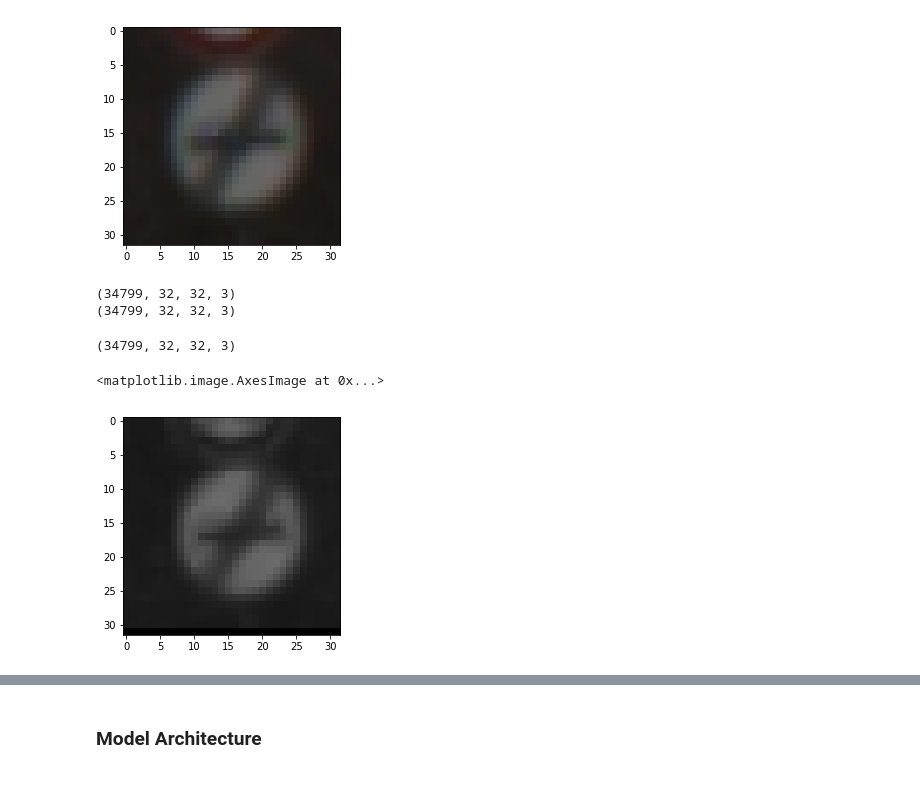
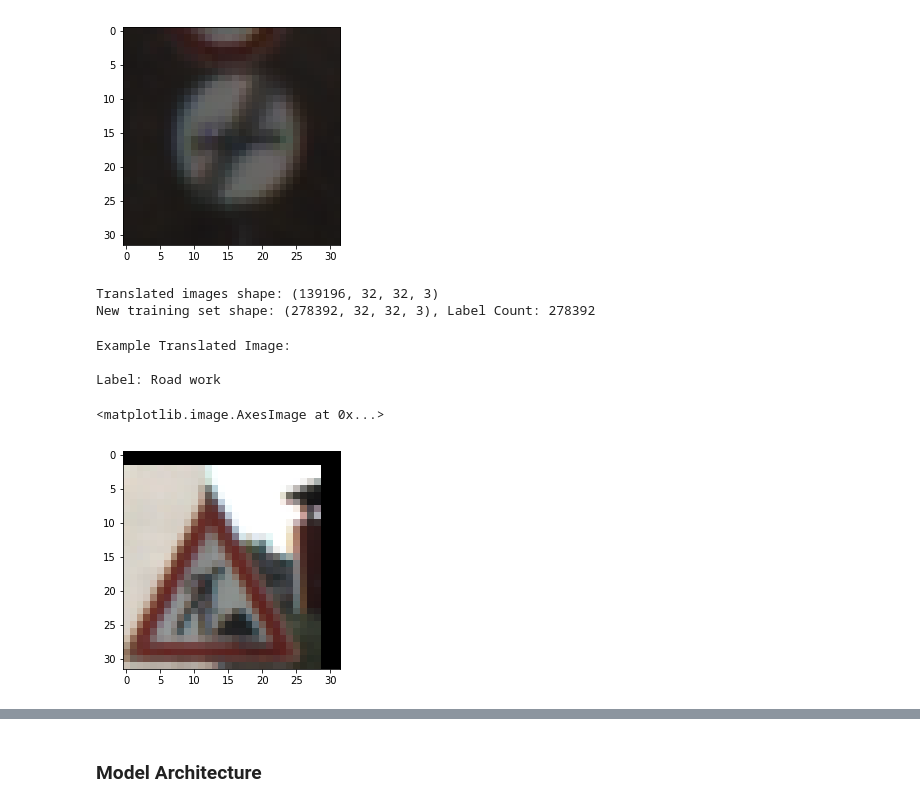
Before and after one commit to JJMats/traffic_sign_classifier, a Jupyter notebook: Traffic_Sign_Classifier.ipynb, the cells around one changed output, grey strips where cells are left out. Saved outputs shown, nothing was run; the diff lists cells and outputs as text; code cells hidden in the pictures.

Commit message:
Augmented Training Data Set

```diff
--- a/Traffic_Sign_Classifier.ipynb
+++ b/Traffic_Sign_Classifier.ipynb
@@ -231,7 +238,7 @@ y_train_augmented = np.copy(y_train)
 # Convert images to grayscale
 import cv2
 
-def augment_grayscale(image_data):
+def generate_grayscale(image_data):
     gray_images = []
     for img in image_data:
         gray_img = cv2.cvtColor(img, cv2.COLOR_RGB2GRAY)
@@ -240,12 +247,15 @@ def augment_grayscale(image_data):
 
     return np.array(gray_images)
 
-X_train_gray = augment_grayscale(X_train)
+X_train_gray = generate_grayscale(X_train)
 #plt.imsave('output_images/gray.png', X_train_gray[0], cmap='gray')
 
 # Augment grayscaled, normalized images into X_train dataset
-X_train_augmented = np.concatenate((X_train_augmented, X_train_gray), axis=0)
-y_train_augmented = np.concatenate((y_train_augmented, y_train_augmented), axis=0)
+X_train_augmented, y_train_augmented = augment_training_dataset(X_train_augmented,
+                                                                X_train_gray,
+                                                                y_train_augmented,
+                                                                y_train_augmented)
+
 print("X_train_augmented Shape: {}".format(X_train_augmented.shape))
 print("y_train_augmented Shape: {}".format(y_train_augmented.shape))
 print("New X_train shape: {}".format(X_train_augmented.shape))
@@ -340,31 +330,47 @@ plt.imshow(X_train_scaled_images[5])
 <matplotlib.image.AxesImage at 0x...>
 [figure]
 # %%
-def augment_random_translated_images(image_data):
+def generate_random_translated_images(image_data):
     rows,cols,_ = image_data[0].shape
     translated_images = []
 
     for img in image_data:
-    # allow translation up to px pixels in x and y directions
-        px = 2
-        dx,dy = np.random.randint(-px,px,2)
+    # Randomly translate image up to px_cnt pixels in x and y directions
+        px_cnt = 3
+        dx,dy = np.random.randint(-px_cnt,px_cnt,2)
 
         M = np.float32([[1,0,dx],[0,1,dy]])
         dst = cv2.warpAffine(img,M,(cols,rows))
 
         dst = dst[:,:,np.newaxis]
-        #print(dst.shape)
         translated_images.append(dst)
 
     translated_images = np.array(translated_images).squeeze()
     return translated_images
 
-print(X_train_gray.shape)
-translated_images = augment_random_translated_images(X_train_gray)
-print(translated_images.shape)
+X_train_translated = generate_random_translated_images(X_train_augmented)
+print("Translated images shape: {}".format(X_train_translated.shape))
+
+X_train_augmented, y_train_augmented = augment_training_dataset(X_train_augmented,
+                                                                X_train_translated,
+                                                                y_train_augmented,
+                                                                y_train_augmented)
 # %% [output]
-(34799, 32, 32, 3)
-(34799, 32, 32, 3)
+Translated images shape: (139196, 32, 32, 3)
+New training set shape: (278392, 32, 32, 3), Label Count: 278392
+# %%
+# Show an example translated image
+print("Example Translated Image:")
+idx = np.random.randint(0, X_train_translated.shape[0])
+print()
+print("Label: {}".format(sign_names[y_train_augmented[idx]]))
+plt.imshow(X_train_translated[idx])
+# %% [output]
+Example Translated Image:
+
+Label: Road work
+<matplotlib.image.AxesImage at 0x...>
+[figure, added]
 # %%
 # Normalize the images
 def normalize_images(image_data):
@@ -373,14 +379,6 @@ def normalize_images(image_data):
 X_train_augmented_norm = normalize_images(X_train_augmented)
 X_test_norm = normalize_images(X_test)
 X_valid_norm = normalize_images(X_valid)
-# %%
-sq_translated_images = translated_images.squeeze()
-print(sq_translated_images.shape)
-plt.imshow(sq_translated_images[0])
-# %% [output]
-(34799, 32, 32, 3)
-<matplotlib.image.AxesImage at 0x...>
-[figure, removed]
 # %%
 # Split a larger portion of the training set for validation dataset augmentation
 
```
Also changed, not shown: parts of 13 cells of this notebook, 5 other files.
